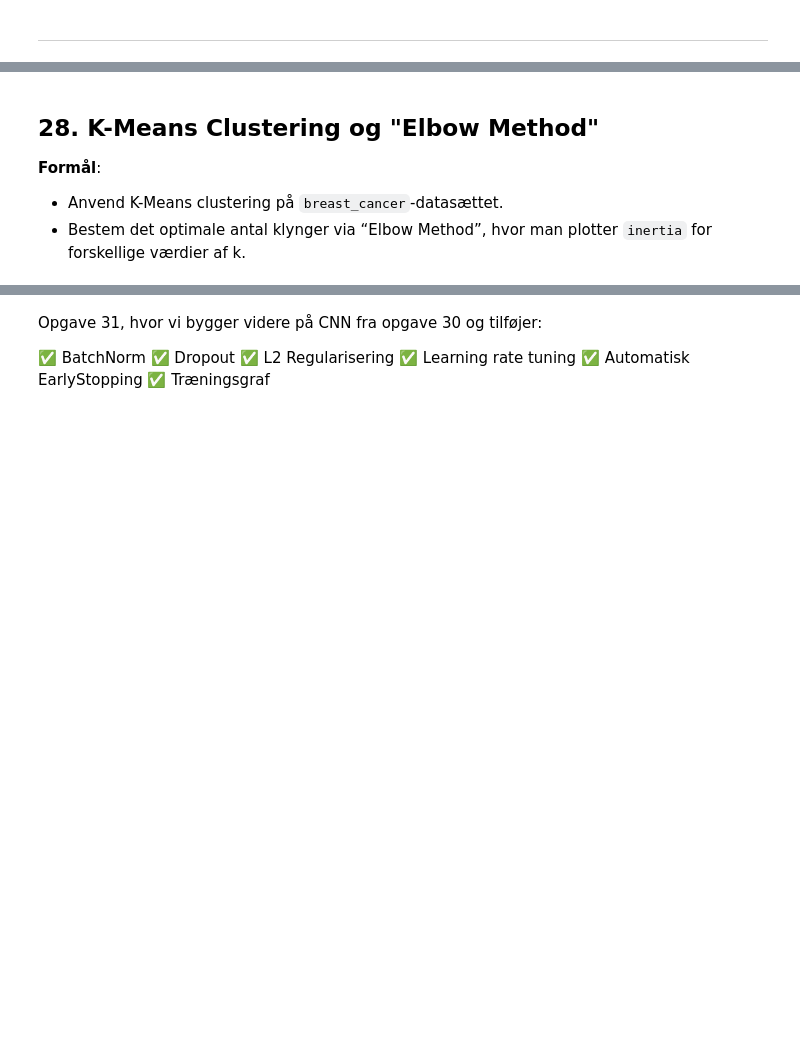
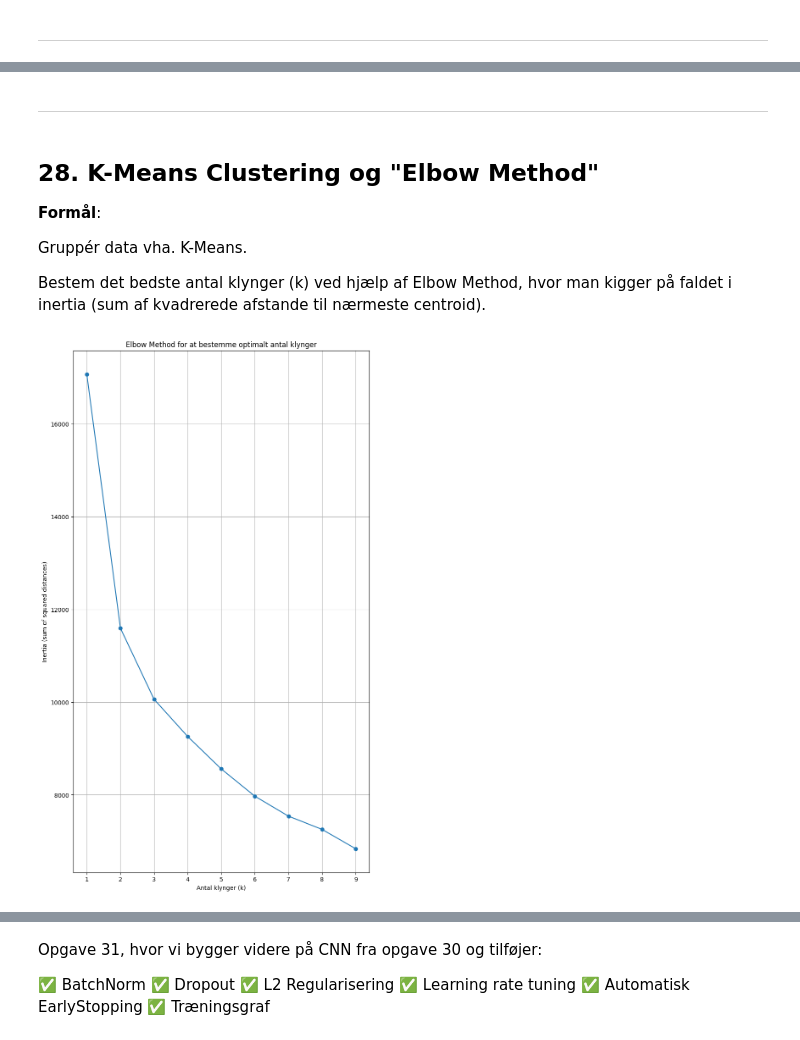
Before and after one commit to Noural07/PetFinderProjekt, a Jupyter notebook: explorer.ipynb, the cells around one changed output, grey strips where cells are left out. Drawn from its saved outputs; the diff is of its cells as text; code cells hidden in the pictures; blank space fills up the shorter version.

```diff
--- a/explorer.ipynb
+++ b/explorer.ipynb
@@ -981,27 +1102,39 @@ plt.show()
+# %% [markdown]
+--------------------------------------------------------------------------------------------------------------------------------------------------------------------------------------------
 # %% [markdown]
 ## 28. K-Means Clustering og "Elbow Method"
 
 **Formål**:
-- Anvend K-Means clustering på `breast_cancer`-datasættet.
-- Bestem det optimale antal klynger via “Elbow Method”, hvor man plotter `inertia` for forskellige værdier af k.
+
+Gruppér data vha. K-Means.
+
+Bestem det bedste antal klynger (k) ved hjælp af Elbow Method, hvor man kigger på faldet i inertia (sum af kvadrerede afstande til nærmeste centroid).
 # %%
+from sklearn.datasets import load_breast_cancer
+from sklearn.preprocessing import StandardScaler
 from sklearn.cluster import KMeans
+import matplotlib.pyplot as plt
 
+# 1. Indlæs og standardisér data
+data = load_breast_cancer()
+X = StandardScaler().fit_transform(data.data)
+
+# 2. Elbow Method: Prøv forskellige værdier af k og gem inertien
 inertias = []
-K_range = range(1, 10)  # fx 1 til 9 klynger
+K_range = range(1, 10)
 
 for k in K_range:
-    kmeans = KMeans(n_clusters=k, n_init=10)  # n_init=10 for gentagelse
+    kmeans = KMeans(n_clusters=k, n_init=10, random_state=42)
     kmeans.fit(X)
     inertias.append(kmeans.inertia_)
 
-# Plot "Elbow"
-plt.figure(figsize=(9, 16))  # 9:16 aspect ratio
+# 3. Plot Elbow Curve
+plt.figure(figsize=(9, 16))
 plt.plot(K_range, inertias, marker='o')
 plt.title("Elbow Method for at bestemme optimalt antal klynger")
 plt.xlabel("Antal klynger (k)")
 plt.ylabel("Inertia (sum of squared distances)")
+plt.grid(True)
 plt.show()
-
-# Typisk leder man efter knækket ('the elbow') i kurven,
-# hvor inertien ikke længere falder markant ved at øge k.
+# %% [output]
+[figure, added]
```
Also changed, not shown: parts of 23 cells of this notebook.
